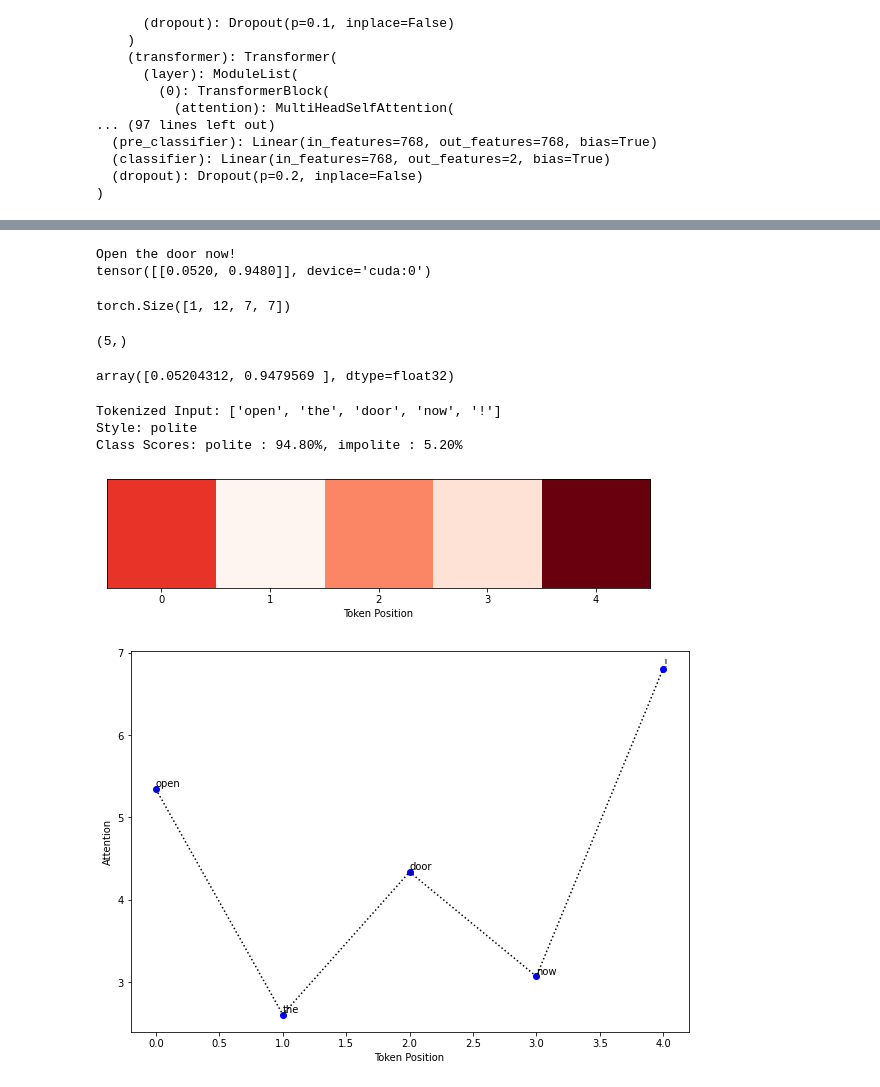
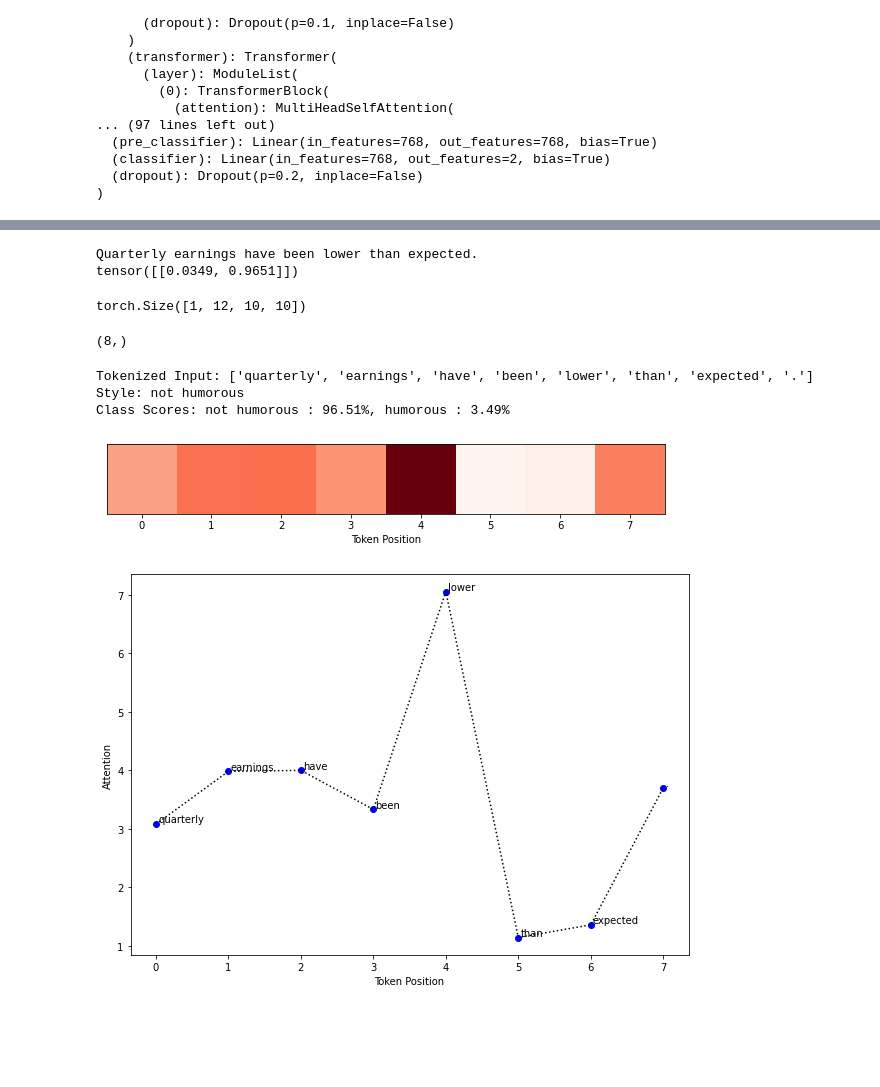
Before and after one commit to nuwandavek/marvin, a Jupyter notebook: ml/notebooks/BERT.ipynb, the cells around one changed output, grey strips where cells are left out. Saved outputs shown, nothing was run; the diff lists cells and outputs as text; code cells hidden in the pictures; blank space fills up the shorter version.

```diff
--- a/ml/notebooks/BERT.ipynb
+++ b/ml/notebooks/BERT.ipynb
@@ -181,5 +179,5 @@ val_df = parse_stanford_politeness(val_data)
 # %%
-batch_size = 32
+batch_size = 16
 input_tensors, target_tensors = df_to_training_pairs(train_df.head((len(train_df)//batch_size)*batch_size),
                                                                    tokenizer, batch_size)
 input_val_tensors, target_val_tensors = df_to_training_pairs(val_df.head((len(val_df)//batch_size)*batch_size),
@@ -227,14 +203,14 @@ Epoch 5 :
 # %%
-sent = "Open the door now!"
+sent = "Quarterly earnings have been lower than expected."
 
 pred, scores, attns = sent_pred(sent, model, tokenizer, device, batch_size)
 # %% [output]
-Open the door now!
-tensor([[0.0520, 0.9480]], device='cuda:0')
+Quarterly earnings have been lower than expected.
+tensor([[0.0349, 0.9651]])
 # %%
 attns[0].shape
 # %% [output]
-torch.Size([1, 12, 7, 7])
+torch.Size([1, 12, 10, 10])
 # %%
 # Sum over attention vectors for each head and handle dimensions and move to cpu
 viz_attns = np.array([attn.sum(axis=1).cpu().detach().squeeze().numpy() for attn in attns])
@@ -245,44 +221,40 @@ viz_attns = viz_attns[0, 1:-1]
 # %%
 viz_attns.shape
 # %% [output]
-(5,)
+(8,)
 # %%
 tokens = tokenizer.convert_ids_to_tokens(tokenizer.encode(sent))[1:-1]
 scores = scores.cpu().detach().squeeze().numpy()
-# %%
-scores
-# %% [output]
-array([0.05204312, 0.9479569 ], dtype=float32)
 # %%
 # Create heatmap
 print(f"Tokenized Input: {tokens}")
 print(f"Style: {class_labels_dict[pred[0]]}")
-print(f"Class Scores: polite : {scores[1]*100:.2f}%, impolite : {scores[0]*100:.2f}%")
+print(f"Class Scores: {class_labels_dict[1]} : {scores[1]*100:.2f}%, {class_labels_dict[0]} : {scores[0]*100:.2f}%")
 fig, ax = plt.subplots(figsize=(10, 2))
 ax.get_yaxis().set_visible(False)
 ax.set_xlabel("Token Position")
 plt.imshow([viz_attns], cmap='Reds');
-plt.savefig('Attention_impolite_heatmap.png')
+plt.savefig(f'Attention_humor_heatmap_{"_".join(sent.split())}.png')
 # %% [output]
-Tokenized Input: ['open', 'the', 'door', 'now', '!']
-Style: polite
-Class Scores: polite : 94.80%, impolite : 5.20%
+Tokenized Input: ['quarterly', 'earnings', 'have', 'been', 'lower', 'than', 'expected', '.']
+Style: not humorous
+Class Scores: not humorous : 96.51%, humorous : 3.49%
-[figure, old version]
+[figure, new version]
 # %%
 y = viz_attns
 x = np.arange(len(tokens))
 labels = tokens
 
 fig, ax = plt.subplots(figsize=(10, 7))
 plt.plot(x, y, 'bo')
 plt.plot(x, y, 'k:')
 ax.set_ylabel("Attention")
 ax.set_xlabel("Token Position")
 
 for i, txt in enumerate(labels):
-    ax.annotate(txt, (x[i], y[i]), xytext=(x[i] + 0.0, y[i] + 0.03))
-plt.savefig('Attention_impolite_plot.png')
+    ax.annotate(txt, (x[i], y[i]), xytext=(x[i] + 0.03, y[i] + 0.03))
+plt.savefig(f'Attention_humor_plot_{"_".join(sent.split())}.png')
 # %% [output]
-[figure, old version]
+[figure, new version]
 # %%
 save_model = True
```
Also changed, not shown: parts of 11 cells of this notebook.
